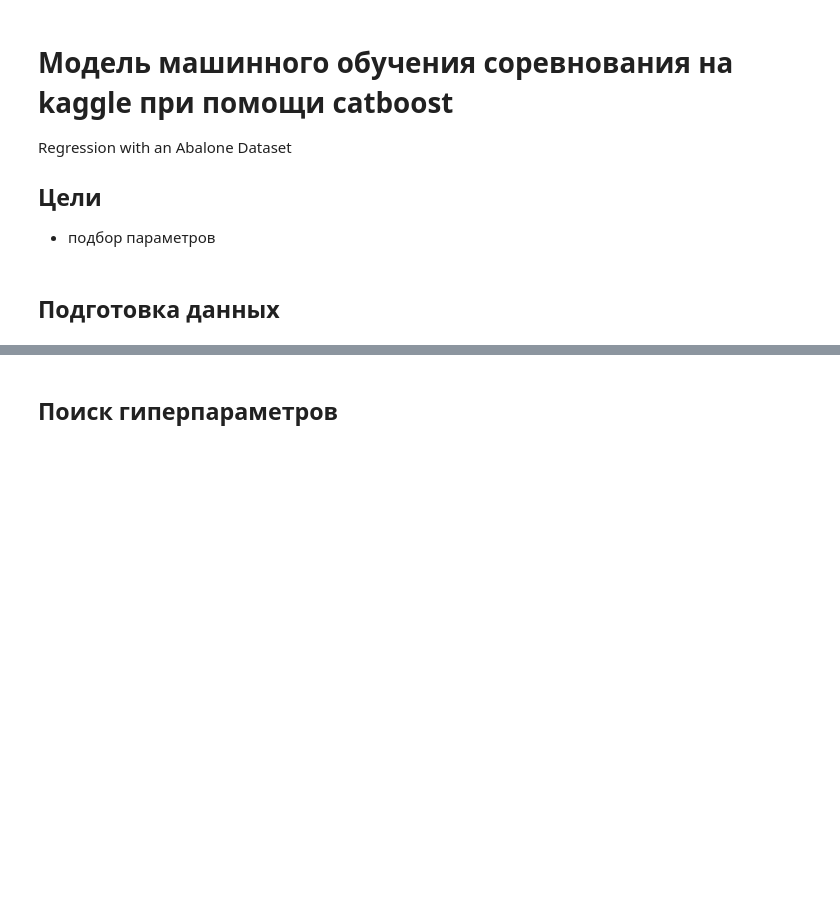
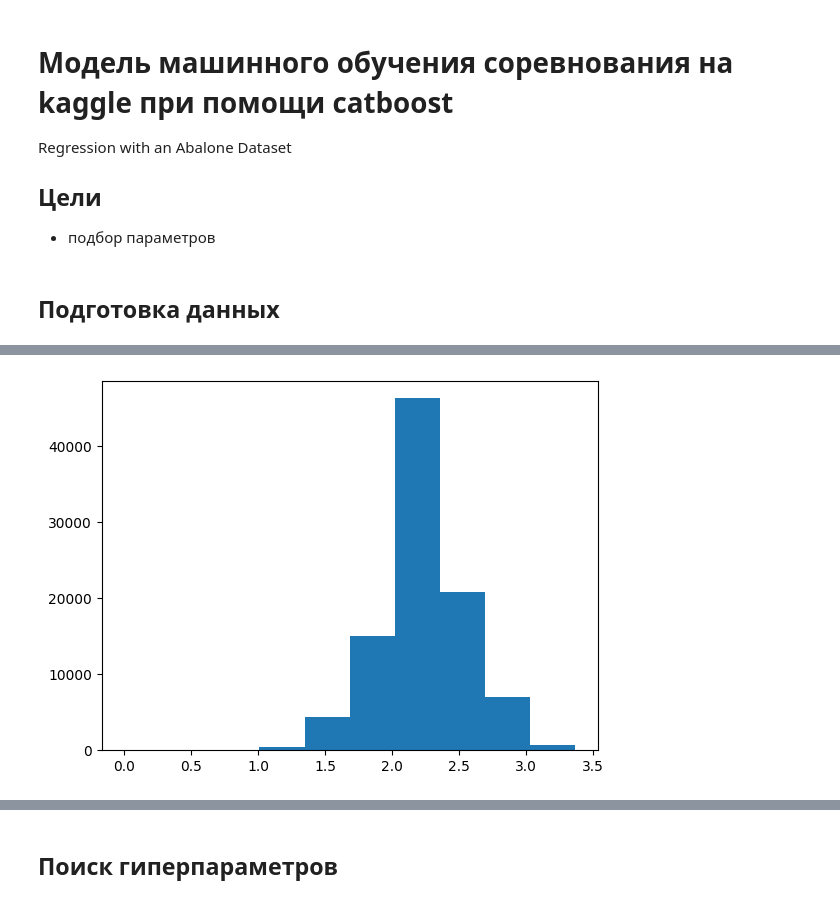
Before and after one commit to Werlor/Regression-with-an-Abalone-Dataset, a Jupyter notebook: best_cat_model.ipynb, the cells around one changed output, grey strips where cells are left out. Drawn from its saved outputs; the diff is of its cells as text; code cells hidden in the pictures; blank space fills up the shorter version.

```diff
--- a/best_cat_model.ipynb
+++ b/best_cat_model.ipynb
@@ -35,0 +51,7 @@ df_all = pd.concat([df, df_abalone], ignore_index=True)
+# %%
+# Применение логарифмического преобразования
+df_all['Rings'] = np.log(df_all['Rings'])
+# %%
+plt.hist(df_all.Rings);
+# %% [output]
+[figure, added]
```
Also changed, not shown: parts of 17 cells of this notebook.
